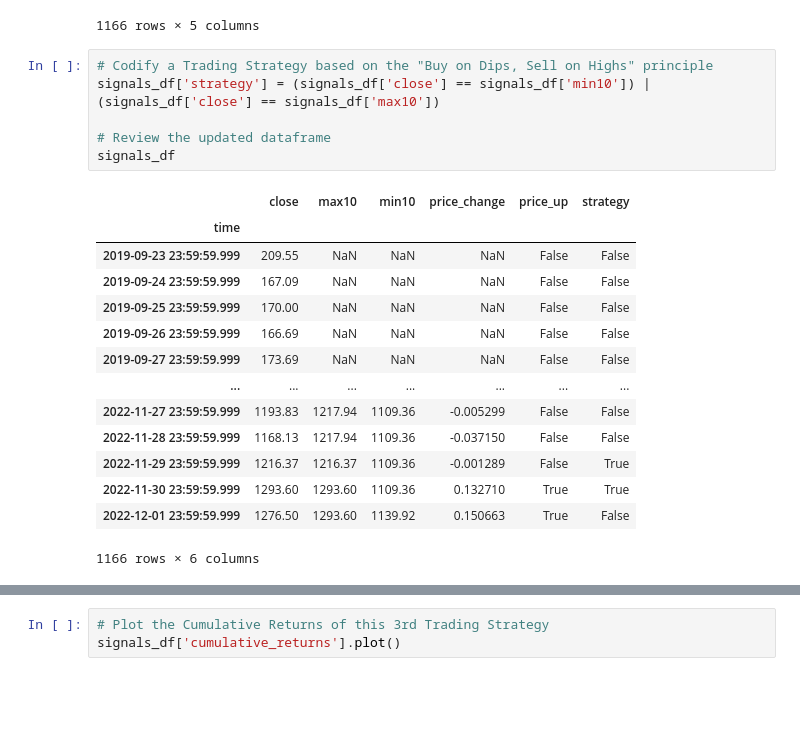
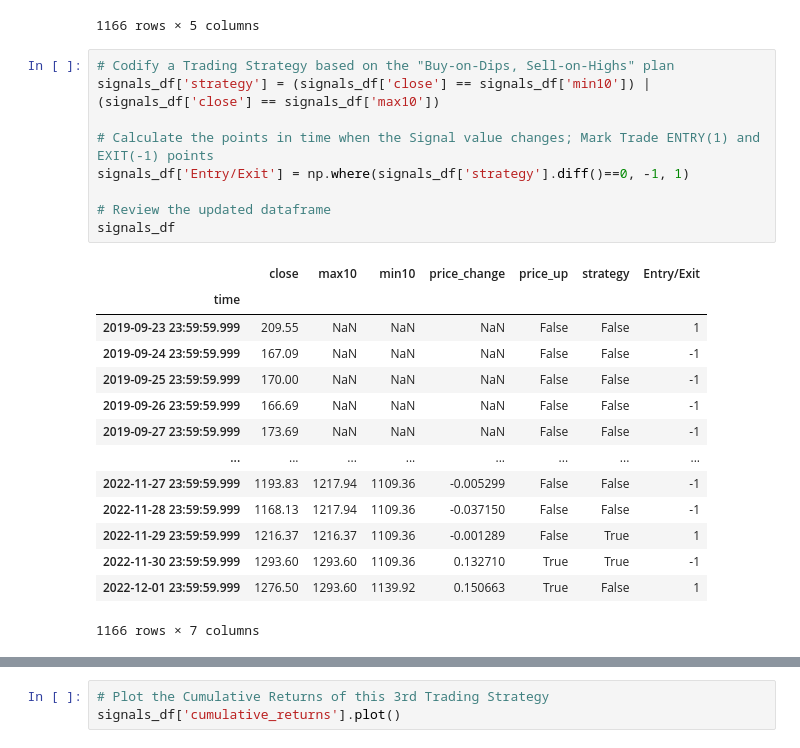
Before and after one commit to jdonnelly0804/project-2, a Jupyter notebook: ravi.ipynb, the cells around one changed output, grey strips where cells are left out. Cells and saved outputs as stored; diff of their text form; blank space fills up the shorter version.

```diff
--- a/ravi.ipynb
+++ b/ravi.ipynb
@@ -445,23 +437,26 @@ signals_df
 | 2022-12-01 23:59:59.999 | 1276.50 | 1293.60 | 1139.92 | 0.150663 | True |
 1166 rows × 5 columns
 # %%
-# Codify a Trading Strategy based on the "Buy on Dips, Sell on Highs" principle
+# Codify a Trading Strategy based on the "Buy-on-Dips, Sell-on-Highs" plan
 signals_df['strategy'] = (signals_df['close'] == signals_df['min10']) | (signals_df['close'] == signals_df['max10'])
+
+# Calculate the points in time when the Signal value changes; Mark Trade ENTRY(1) and EXIT(-1) points
+signals_df['Entry/Exit'] = np.where(signals_df['strategy'].diff()==0, -1, 1)
 
 # Review the updated dataframe
 signals_df
 # %% [output]
-|  | close | max10 | min10 | price_change | price_up | strategy |
-| time |  |  |  |  |  |  |
-| 2019-09-23 23:59:59.999 | 209.55 | NaN | NaN | NaN | False | False |
-| 2019-09-24 23:59:59.999 | 167.09 | NaN | NaN | NaN | False | False |
-| 2019-09-25 23:59:59.999 | 170.00 | NaN | NaN | NaN | False | False |
-| 2019-09-26 23:59:59.999 | 166.69 | NaN | NaN | NaN | False | False |
-| 2019-09-27 23:59:59.999 | 173.69 | NaN | NaN | NaN | False | False |
-| ... | ... | ... | ... | ... | ... | ... |
-| 2022-11-27 23:59:59.999 | 1193.83 | 1217.94 | 1109.36 | -0.005299 | False | False |
-| 2022-11-28 23:59:59.999 | 1168.13 | 1217.94 | 1109.36 | -0.037150 | False | False |
-| 2022-11-29 23:59:59.999 | 1216.37 | 1216.37 | 1109.36 | -0.001289 | False | True |
-| 2022-11-30 23:59:59.999 | 1293.60 | 1293.60 | 1109.36 | 0.132710 | True | True |
-| 2022-12-01 23:59:59.999 | 1276.50 | 1293.60 | 1139.92 | 0.150663 | True | False |
+|  | close | max10 | min10 | price_change | price_up | strategy | Entry/Exit |
+| time |  |  |  |  |  |  |  |
+| 2019-09-23 23:59:59.999 | 209.55 | NaN | NaN | NaN | False | False | 1 |
+| 2019-09-24 23:59:59.999 | 167.09 | NaN | NaN | NaN | False | False | -1 |
+| 2019-09-25 23:59:59.999 | 170.00 | NaN | NaN | NaN | False | False | -1 |
+| 2019-09-26 23:59:59.999 | 166.69 | NaN | NaN | NaN | False | False | -1 |
+| 2019-09-27 23:59:59.999 | 173.69 | NaN | NaN | NaN | False | False | -1 |
+| ... | ... | ... | ... | ... | ... | ... | ... |
+| 2022-11-27 23:59:59.999 | 1193.83 | 1217.94 | 1109.36 | -0.005299 | False | False | -1 |
+| 2022-11-28 23:59:59.999 | 1168.13 | 1217.94 | 1109.36 | -0.037150 | False | False | -1 |
+| 2022-11-29 23:59:59.999 | 1216.37 | 1216.37 | 1109.36 | -0.001289 | False | True | 1 |
+| 2022-11-30 23:59:59.999 | 1293.60 | 1293.60 | 1109.36 | 0.132710 | True | True | -1 |
+| 2022-12-01 23:59:59.999 | 1276.50 | 1293.60 | 1139.92 | 0.150663 | True | False | 1 |
-1166 rows × 6 columns
+1166 rows × 7 columns
```
Also changed, not shown: parts of 38 cells of this notebook.
